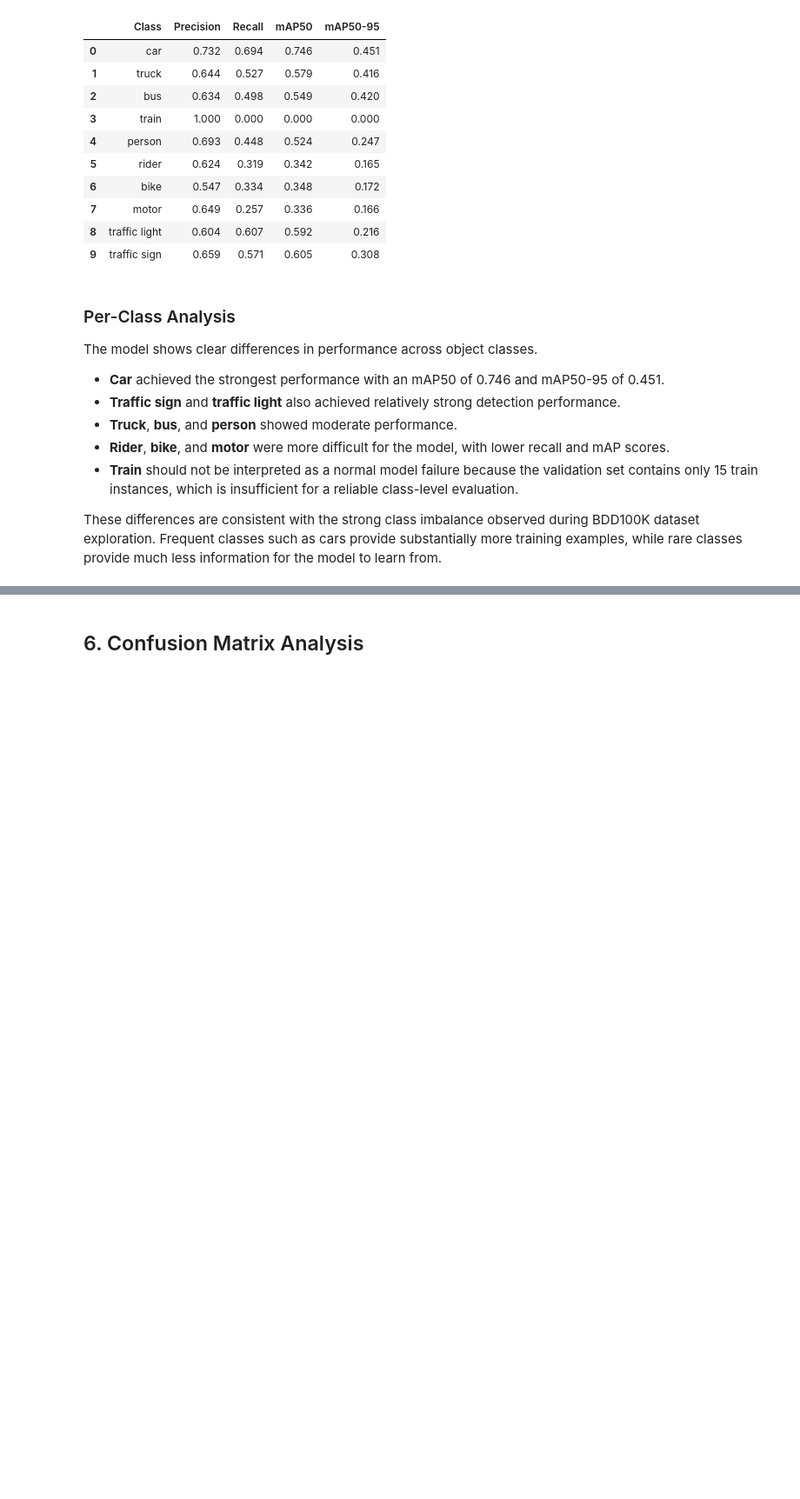
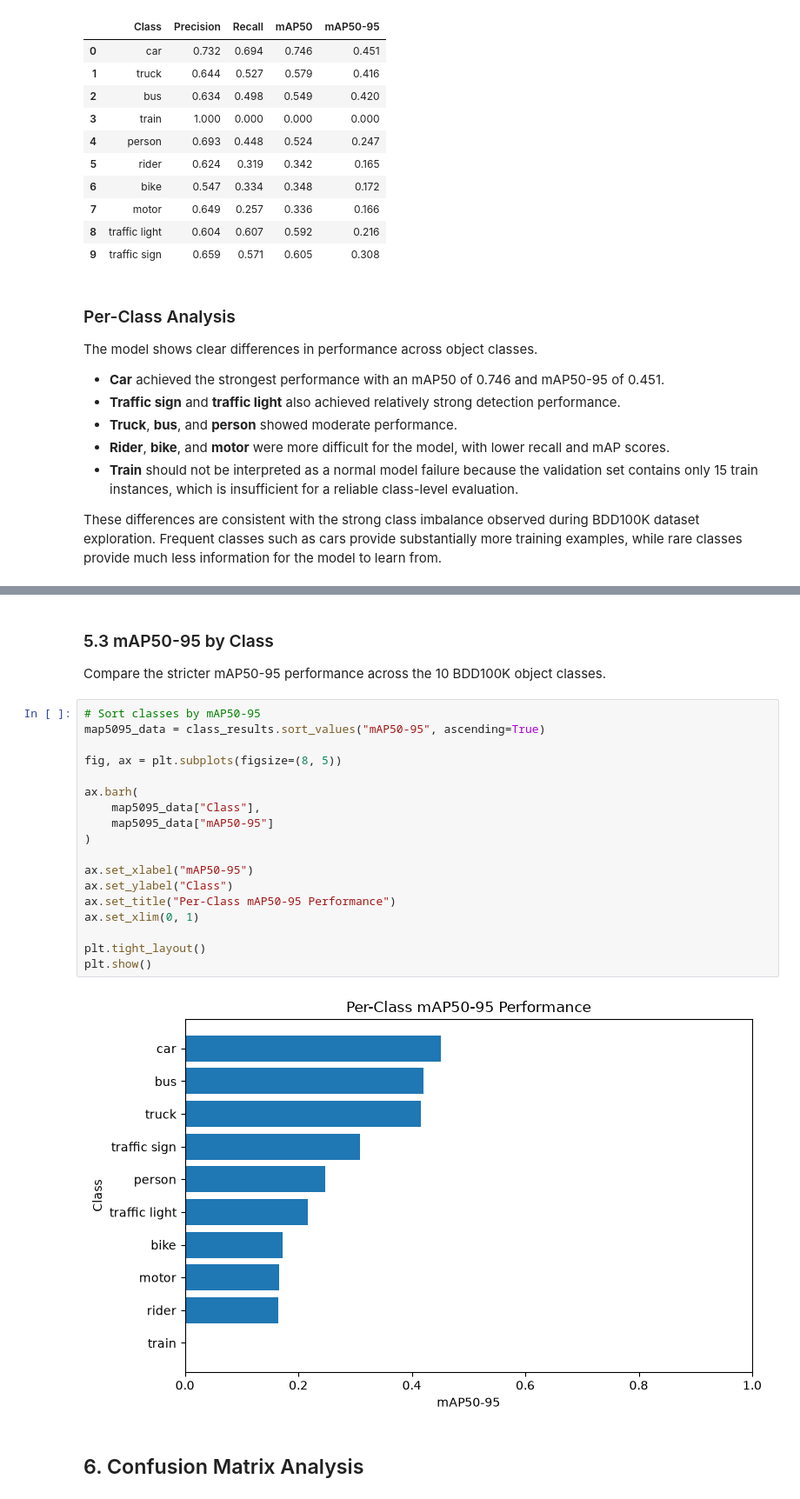
Before and after one commit to kosar-am/Automotive-YOLO-Risk-Analysis, a Jupyter notebook: notebooks/04_YOLO_Evaluation.ipynb, the cells around one changed output, grey strips where cells are left out. Shown at 87% size. Drawn from its saved outputs; the diff is of its cells as text; blank space fills up the shorter version.

```diff
--- a/notebooks/04_YOLO_Evaluation.ipynb
+++ b/notebooks/04_YOLO_Evaluation.ipynb
@@ -154,3 +216,27 @@ These differences are consistent with the strong class imbalance observed during
+# %% [markdown]
+### 5.3 mAP50-95 by Class
+
+Compare the stricter mAP50-95 performance across the 10 BDD100K object classes.
+# %%
+# Sort classes by mAP50-95
+map5095_data = class_results.sort_values("mAP50-95", ascending=True)
+
+fig, ax = plt.subplots(figsize=(8, 5))
+
+ax.barh(
+    map5095_data["Class"],
+    map5095_data["mAP50-95"]
+)
+
+ax.set_xlabel("mAP50-95")
+ax.set_ylabel("Class")
+ax.set_title("Per-Class mAP50-95 Performance")
+ax.set_xlim(0, 1)
+
+plt.tight_layout()
+plt.show()
+# %% [output]
+[figure, added]
 # %% [markdown]
 ## 6. Confusion Matrix Analysis
 # %%
```
Also changed, not shown: parts of 16 cells of this notebook.
